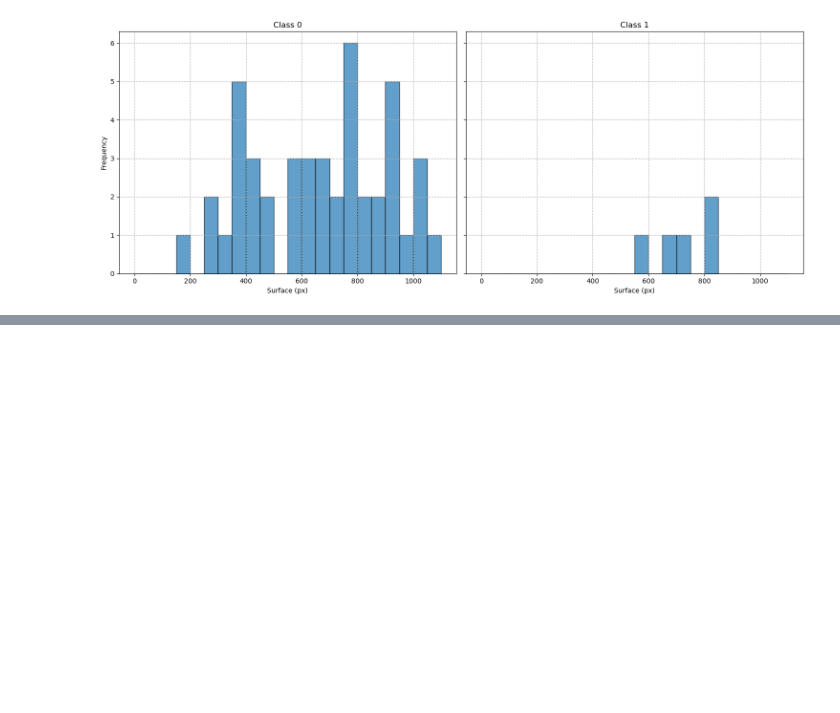
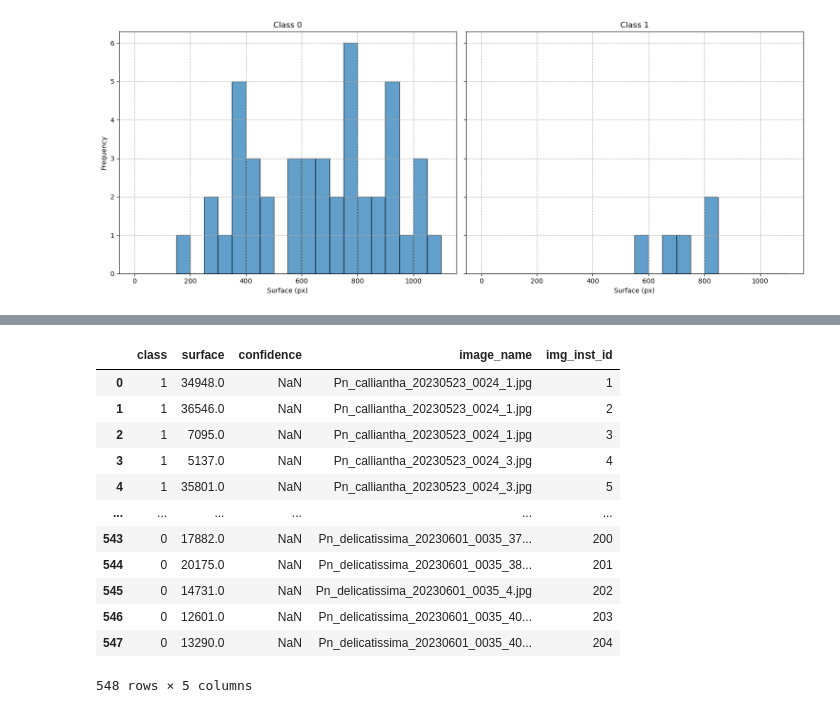
Before and after one commit to MartinMarzi/phytoplankton-cv4ecology, a Jupyter notebook: scripts/evaluation.ipynb, the cells around one changed output, grey strips where cells are left out. Saved outputs shown, nothing was run; the diff lists cells and outputs as text; code cells hidden in the pictures; blank space fills up the shorter version.

```diff
--- a/scripts/evaluation.ipynb
+++ b/scripts/evaluation.ipynb
@@ -197,0 +219,30 @@ plt.show()
+# %%
+# open  Groun trouth annotatios
+csv_path = "/Users/mmarzi/MLprojects/cv4e/scripts/GT_annotations.csv"
+
+# Load the CSV into a dataframe
+df_test_gt = pd.read_csv(csv_path)
+
+# Mapping the values in the 'class' column
+class_mapping = {
+    "Pseudo-nitzschia-delicatissima": "0",
+    "Pseudo-nitzschia-calliantha": "1"
+ }
+df_test_gt['class'] = df_test_gt['class'].map(class_mapping)
+
+# Display the first few rows of the dataframe
+df_test_gt
+# %% [output]
+|  | class | surface | confidence | image_name | img_inst_id |
+| 0 | 1 | 34948.0 | NaN | Pn_calliantha_20230523_0024_1.jpg | 1 |
+| 1 | 1 | 36546.0 | NaN | Pn_calliantha_20230523_0024_1.jpg | 2 |
+| 2 | 1 | 7095.0 | NaN | Pn_calliantha_20230523_0024_1.jpg | 3 |
+| 3 | 1 | 5137.0 | NaN | Pn_calliantha_20230523_0024_3.jpg | 4 |
+| 4 | 1 | 35801.0 | NaN | Pn_calliantha_20230523_0024_3.jpg | 5 |
+| ... | ... | ... | ... | ... | ... |
+| 543 | 0 | 17882.0 | NaN | Pn_delicatissima_20230601_0035_37... | 200 |
+| 544 | 0 | 20175.0 | NaN | Pn_delicatissima_20230601_0035_38... | 201 |
+| 545 | 0 | 14731.0 | NaN | Pn_delicatissima_20230601_0035_4.jpg | 202 |
+| 546 | 0 | 12601.0 | NaN | Pn_delicatissima_20230601_0035_40... | 203 |
+| 547 | 0 | 13290.0 | NaN | Pn_delicatissima_20230601_0035_40... | 204 |
+548 rows × 5 columns
```
Also changed, not shown: parts of 2 cells of this notebook, 2 other files.
